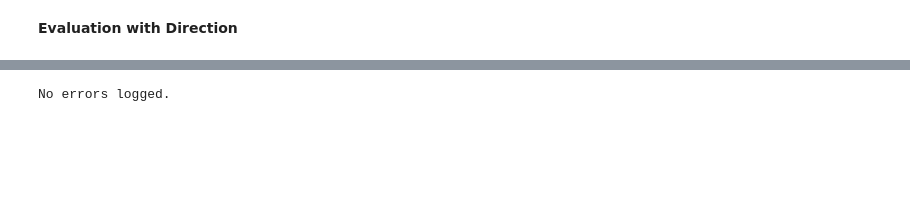
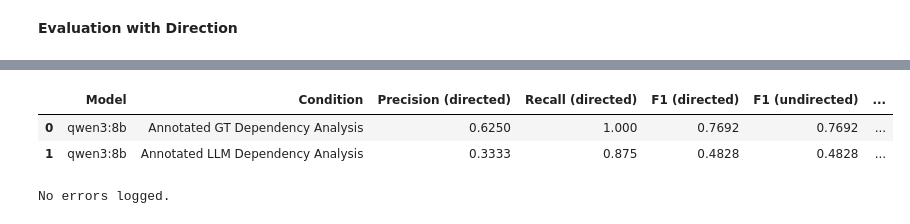
Before and after one commit to Hanh3103/BA_USDependency, a Jupyter notebook: eval_with_colab/dependency_analysis/evaluate_dependencies.ipynb, the cells around one changed output, grey strips where cells are left out. Drawn from its saved outputs; the diff is of its cells as text; code cells hidden in the pictures; blank space fills up the shorter version.

```diff
--- a/eval_with_colab/dependency_analysis/evaluate_dependencies.ipynb
+++ b/eval_with_colab/dependency_analysis/evaluate_dependencies.ipynb
@@ -628,6 +679,10 @@ qwen_annotated_undirected = evaluate_pipeline_run_undirected(qwen_ann_corr_res,
 
 qwen_text_dir_errors = evaluate_direction_errors(qwen_text_res, gt_directed, qwen_text_ids)
 qwen_annotated_dir_errors = evaluate_direction_errors(qwen_ann_corr_res, gt_directed, qwen_ann_corr_ids)
+# %%
+qwen_annotated_llm_metrics = evaluate_pipeline_run(qwen_ann_llm_res, gt_directed, qwen_ann_llm_ids, use_llm_decision=True)
+qwen_annotated_llm_undirected = evaluate_pipeline_run_undirected(qwen_ann_llm_res, gt_pairs, qwen_ann_llm_ids)
+qwen_annotated_llm_dir_errors = evaluate_direction_errors(qwen_ann_llm_res, gt_directed, qwen_ann_llm_ids)
 # %%
 summary_data = [
     {
@@ -670,3 +727,28 @@ df_summary.to_csv(RESULTS_DIR / "rq1_summary_all_models.csv", index=False)
+# %%
+summary_data_2 = [
+    {
+        "Model": "qwen3:8b", "Condition": "Annotated GT Dependency Analysis",
+        "Precision (directed)": qwen_annotated_metrics["precision"], "Recall (directed)": qwen_annotated_metrics["recall"],
+        "F1 (directed)": qwen_annotated_metrics["f1"], "F1 (undirected)": qwen_annotated_undirected["f1"],
+        "Direction errors": len(qwen_annotated_dir_errors), "Time (s)": round(qwen_ann_corr_time, 2),
+        "TP": qwen_annotated_metrics["tp"], "FP": qwen_annotated_metrics["fp"], "FN": qwen_annotated_metrics["fn"],
+    },
+    {
+        "Model": "qwen3:8b", "Condition": "Annotated LLM Dependency Analysis",
+        "Precision (directed)": qwen_annotated_llm_metrics["precision"], "Recall (directed)": qwen_annotated_llm_metrics["recall"],
+        "F1 (directed)": qwen_annotated_llm_metrics["f1"], "F1 (undirected)": qwen_annotated_llm_undirected["f1"],
+        "Direction errors": len(qwen_annotated_llm_dir_errors), "Time (s)": round(qwen_ann_llm_time, 2),
+        "TP": qwen_annotated_llm_metrics["tp"], "FP": qwen_annotated_llm_metrics["fp"], "FN": qwen_annotated_llm_metrics["fn"],
+    }
+]
+
+df_summary_2 = pd.DataFrame(summary_data_2)
+display(df_summary_2)
+df_summary_2.to_csv(RESULTS_DIR / "rq2_summary_all_models.csv", index=False)
+# %% [output]
+|  | Model | Condition | Precision (directed) | Recall (directed) | F1 (directed) | F1 (undirected) | ... |
+| 0 | qwen3:8b | Annotated GT Dependency Analysis | 0.6250 | 1.000 | 0.7692 | 0.7692 | ... |
+| 1 | qwen3:8b | Annotated LLM Dependency Analysis | 0.3333 | 0.875 | 0.4828 | 0.4828 | ... |
 # %%
 if ERRORS_FILE.exists():
     errors = json.loads(ERRORS_FILE.read_text(encoding="utf-8"))
```
Also changed, not shown: parts of 15 cells of this notebook.
